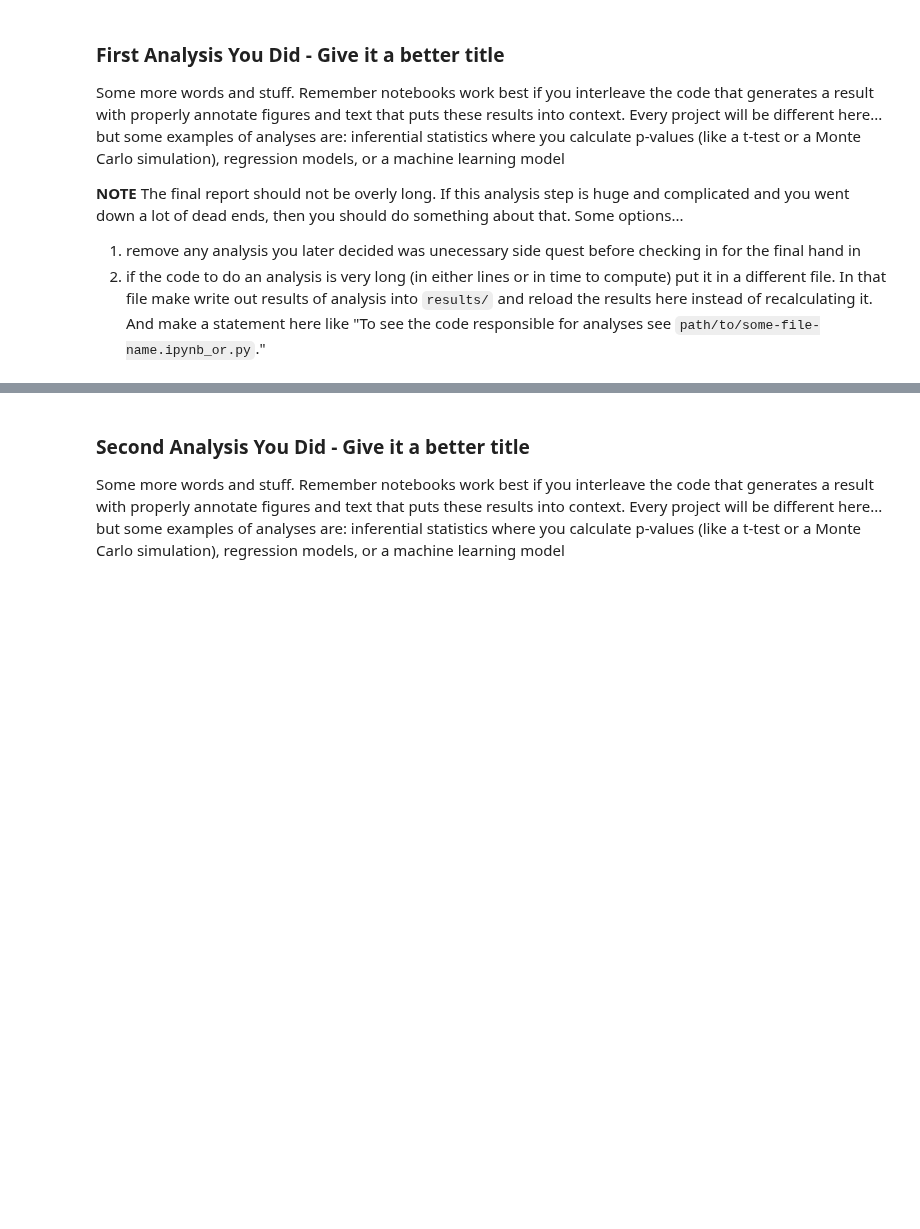
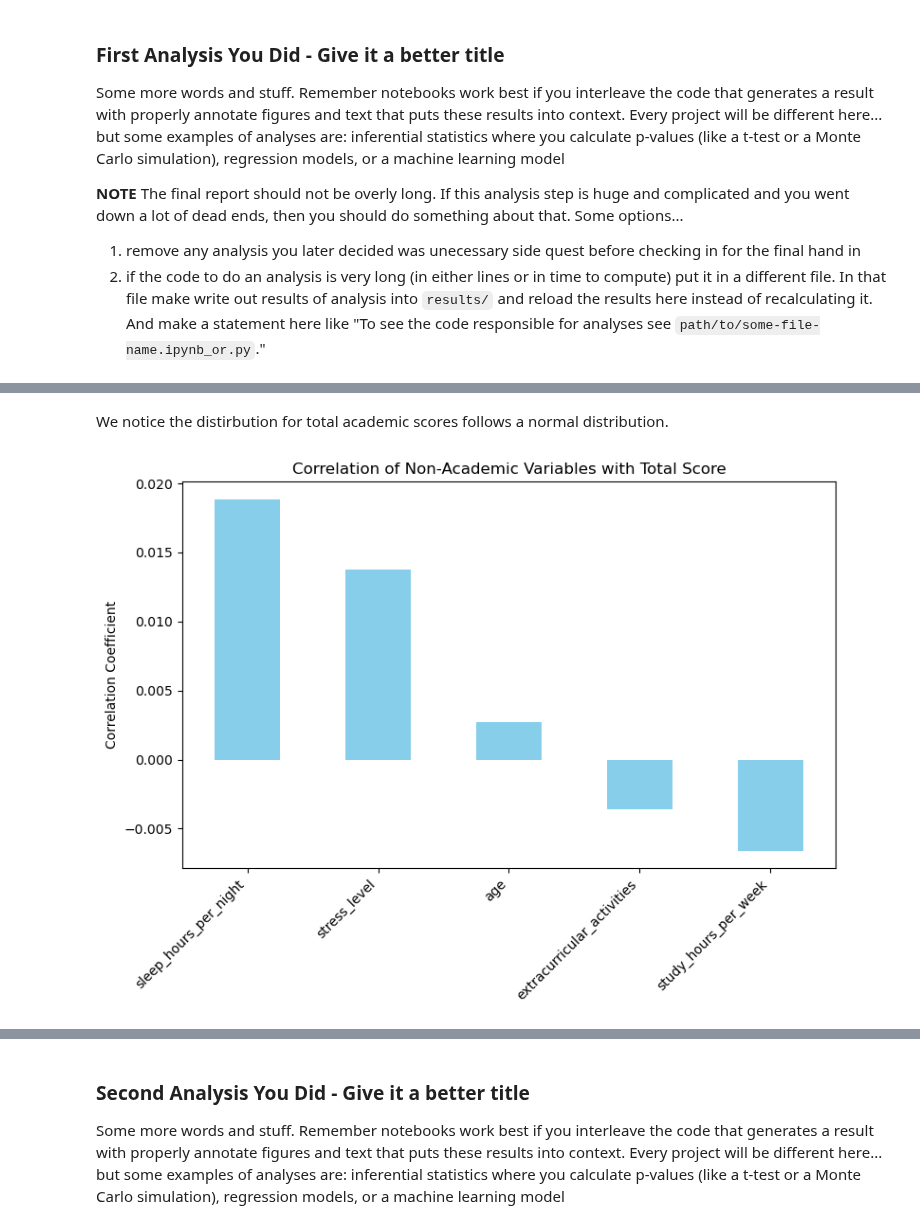
Before and after one commit to sbui056/student-sleep-performance, a Jupyter notebook: 03-FinalProject.ipynb, the cells around one changed output, grey strips where cells are left out. Saved outputs shown, nothing was run; the diff lists cells and outputs as text; code cells hidden in the pictures; blank space fills up the shorter version.

```diff
--- a/03-FinalProject.ipynb
+++ b/03-FinalProject.ipynb
@@ -259,0 +294,28 @@ Some more words and stuff.  Remember notebooks work best if you interleave the c
+# %% [markdown]
+We notice the distirbution for total academic scores follows a normal distribution.
+# %%
+non_academic_vars = [
+    "age",
+    "study_hours_per_week",
+    "stress_level",
+    "sleep_hours_per_night",
+    "extracurricular_activities"
+]
+
+# Compute correlations with total_score
+corrs = df_2[non_academic_vars + ["total_score"]].corr()["total_score"].drop("total_score")
+
+# Sort values
+corrs = corrs.sort_values(ascending=False)
+
+# Plot
+plt.figure(figsize=(8,6))
+corrs.plot(kind="bar", color="skyblue")
+
+plt.title("Correlation of Non-Academic Variables with Total Score")
+plt.ylabel("Correlation Coefficient")
+plt.xticks(rotation=45, ha='right')
+plt.tight_layout()
+plt.show()
+# %% [output]
+[figure, added]
```
Also changed, not shown: parts of 20 cells of this notebook.
